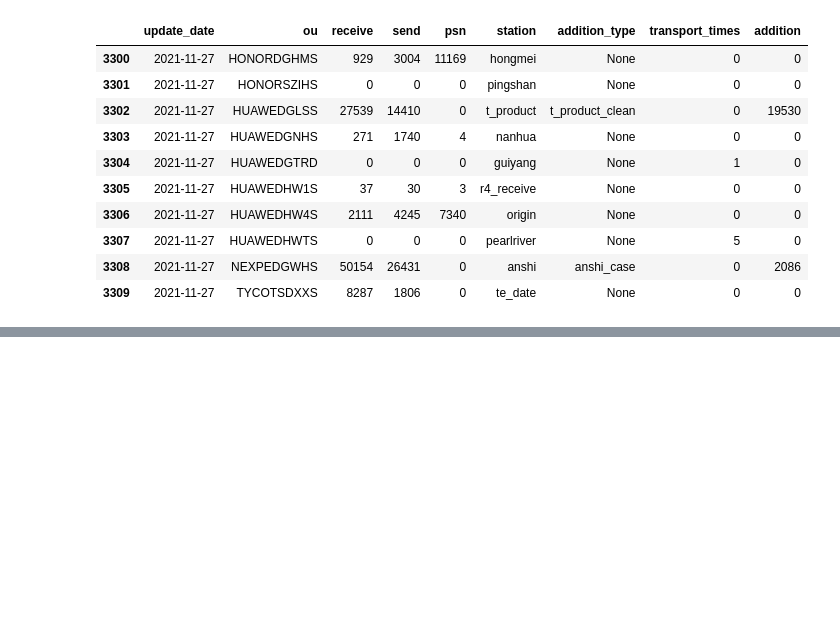
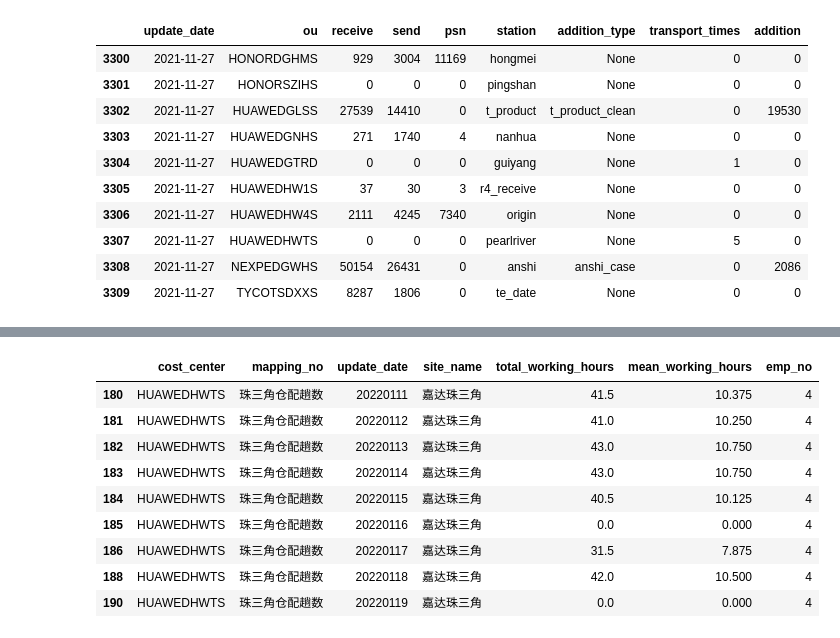
Before and after one commit to fyenne/play11_huawei, a Jupyter notebook: script/huawei.ipynb, the cells around one changed output, grey strips where cells are left out. Saved outputs shown, nothing was run; the diff lists cells and outputs as text; code cells hidden in the pictures; blank space fills up the shorter version.

```diff
--- a/script/huawei.ipynb
+++ b/script/huawei.ipynb
@@ -318,0 +372,4 @@ print('duplicates check',df[df[['update_date', 'ou']].duplicated()].sort_values(
+# %%
+df_out = list()
+for i in ['(PSN)', '(.+收货)', '(.+发货)', '(.+趟数)']:
+    df_out.extend(df3[df3['mapping_no'].str.match(i)])
@@ -318,0 +396,13 @@ print('duplicates check',df[df[['update_date', 'ou']].duplicated()].sort_values(
+# %%
+df3[df3['mapping_no'].str.match(i)]
+# %% [output]
+|  | cost_center | mapping_no | update_date | site_name | total_working_hours | mean_working_hours | emp_no |
+| 180 | HUAWEDHWTS | 珠三角仓配趟数 | 20220111 | 嘉达珠三角 | 41.5 | 10.375 | 4 |
+| 181 | HUAWEDHWTS | 珠三角仓配趟数 | 20220112 | 嘉达珠三角 | 41.0 | 10.250 | 4 |
+| 182 | HUAWEDHWTS | 珠三角仓配趟数 | 20220113 | 嘉达珠三角 | 43.0 | 10.750 | 4 |
+| 183 | HUAWEDHWTS | 珠三角仓配趟数 | 20220114 | 嘉达珠三角 | 43.0 | 10.750 | 4 |
+| 184 | HUAWEDHWTS | 珠三角仓配趟数 | 20220115 | 嘉达珠三角 | 40.5 | 10.125 | 4 |
+| 185 | HUAWEDHWTS | 珠三角仓配趟数 | 20220116 | 嘉达珠三角 | 0.0 | 0.000 | 4 |
+| 186 | HUAWEDHWTS | 珠三角仓配趟数 | 20220117 | 嘉达珠三角 | 31.5 | 7.875 | 4 |
+| 188 | HUAWEDHWTS | 珠三角仓配趟数 | 20220118 | 嘉达珠三角 | 42.0 | 10.500 | 4 |
+| 190 | HUAWEDHWTS | 珠三角仓配趟数 | 20220119 | 嘉达珠三角 | 0.0 | 0.000 | 4 |
```
Also changed, not shown: parts of 17 cells of this notebook, 4 other files.
